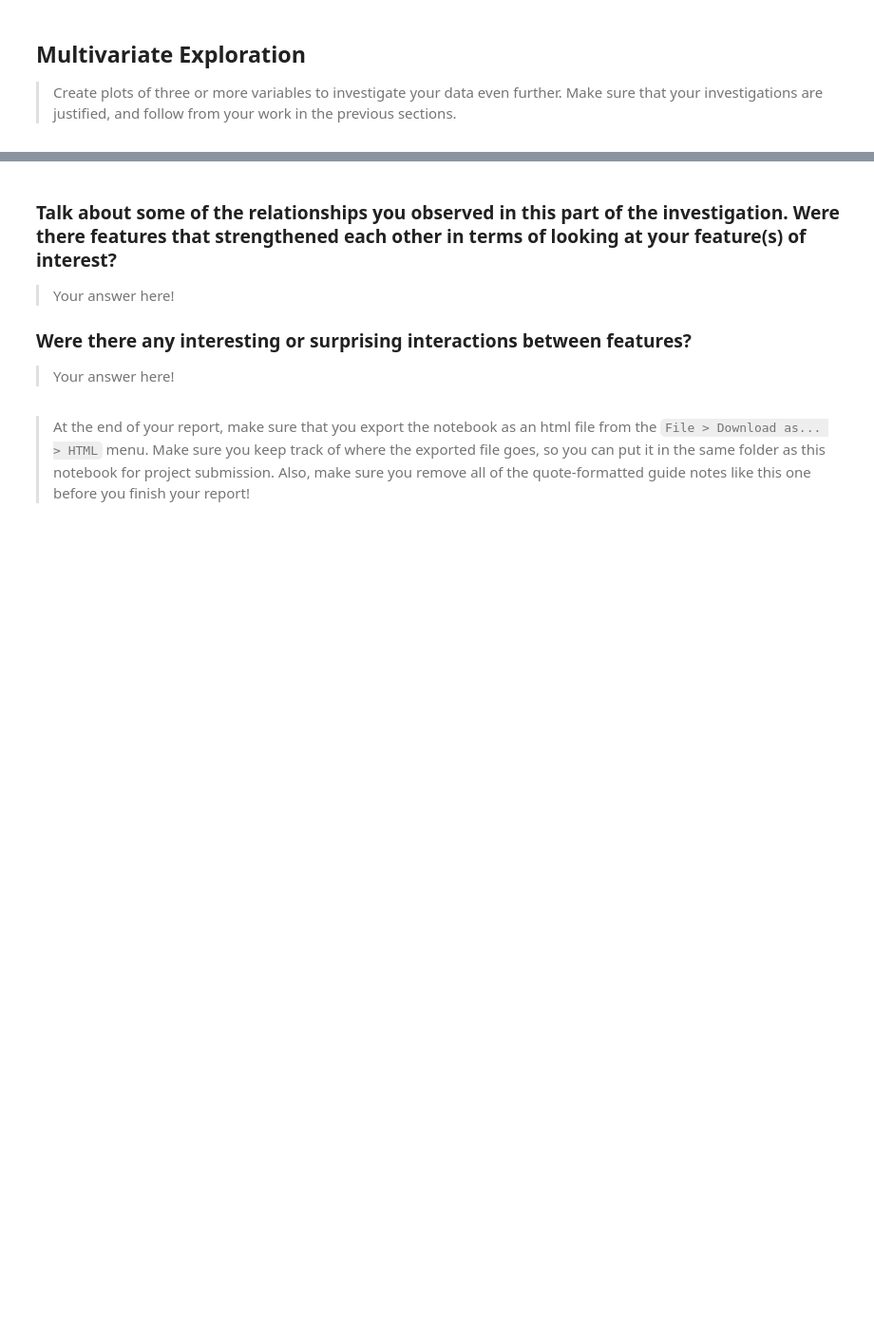
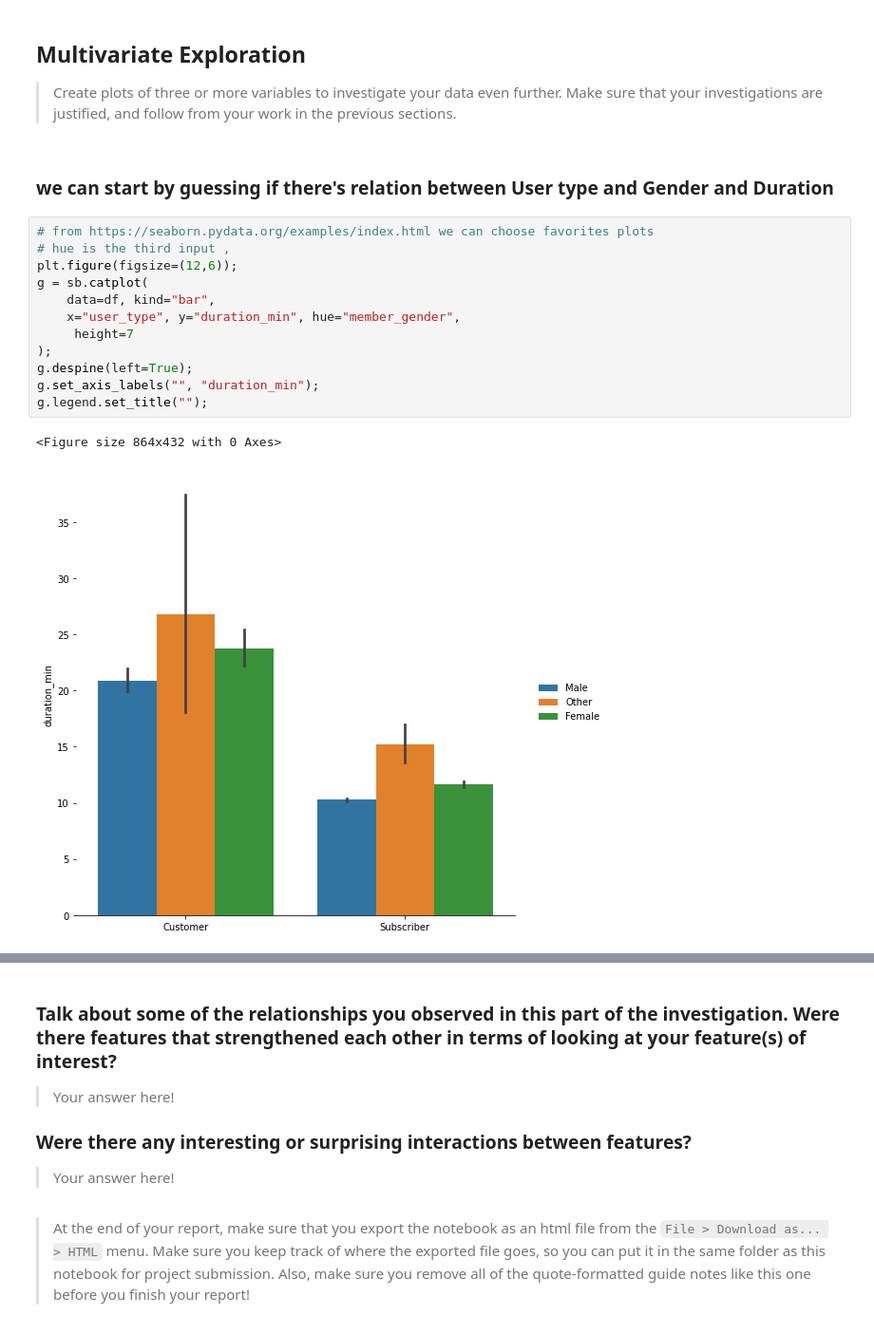
Before and after one commit to Theabdelkader/Communicate-Data-Findings-Ford-GoBike-System, a Jupyter notebook: exploration_template.ipynb, the cells around one changed output, grey strips where cells are left out. Shown at 95% size. Drawn from its saved outputs; the diff is of its cells as text; blank space fills up the shorter version.

Commit message:
hue="member_gender"

```diff
--- a/exploration_template.ipynb
+++ b/exploration_template.ipynb
@@ -605,3 +605,20 @@ we can say that that these groups of stations are in cities and have long high w
 > Create plots of three or more variables to investigate your data even
 further. Make sure that your investigations are justified, and follow from
 your work in the previous sections.
+# %% [markdown]
+### we can start by guessing if there's relation between User type and Gender and Duration
+# %%
+# from https://seaborn.pydata.org/examples/index.html we can choose favorites plots
+# hue is the third input ,
+plt.figure(figsize=(12,6));
+g = sb.catplot(
+    data=df, kind="bar",
+    x="user_type", y="duration_min", hue="member_gender",
+     height=7
+);
+g.despine(left=True);
+g.set_axis_labels("", "duration_min");
+g.legend.set_title("");
+# %% [output]
+<Figure size 864x432 with 0 Axes>
+[figure, added]
```
Also changed, not shown: parts of 4 cells of this notebook.
